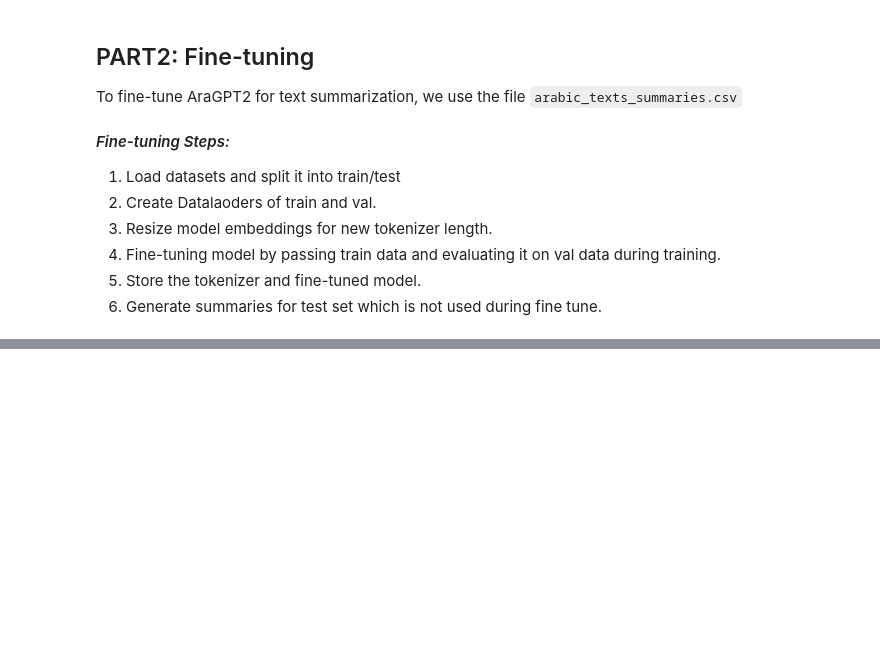
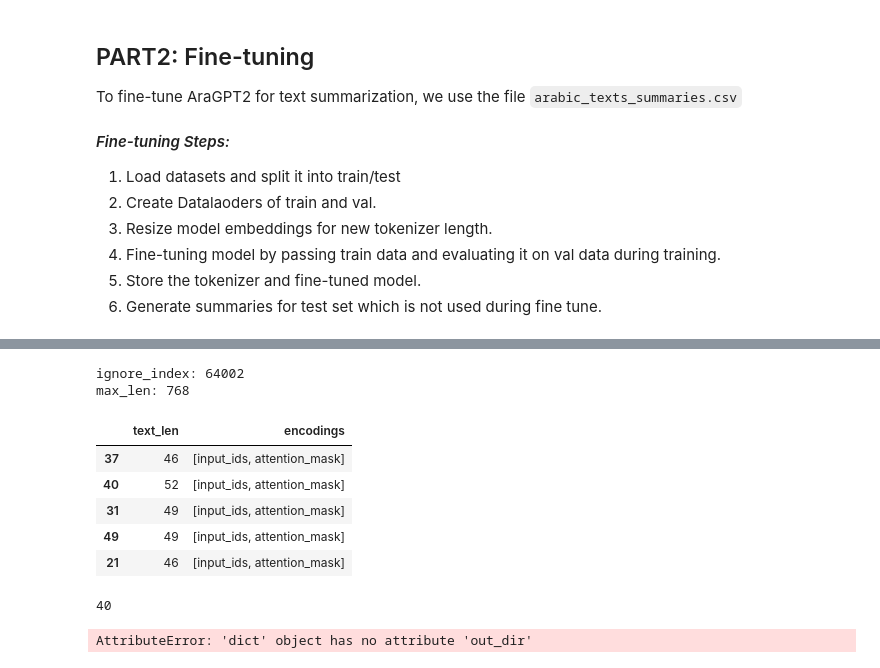
Before and after one commit to rania-azad/text_summarization_LimitelessDeepLearning-Course, a Jupyter notebook: main.ipynb, the cells around one changed output, grey strips where cells are left out. Drawn from its saved outputs; the diff is of its cells as text; code cells hidden in the pictures; blank space fills up the shorter version.

```diff
--- a/main.ipynb
+++ b/main.ipynb
@@ -104,7 +193,7 @@ ignore_idx = tokenizer.pad_token_id
 # %%
 # TODO: apply tokenizer
 import os
-
+from src.utils_tokenizer import *
 tokenizer_dir ="tokenizer_path_save"
 if not os.path.exists(tokenizer_dir):
   os.makedirs(tokenizer_dir) # Create output directory if needed
@@ -115,7 +204,10 @@ tokenizer_len = len(tokenizer)
 print('ignore_index: {}'.format(ignore_idx))
 print('max_len: {}'.format(max_seq_len))
 
-train, val, test = # Fix tokenize_dataset function in utils_tokenizer and call it
+train, val, test = tokenize_dataset(tokenizer, train, val, test, max_seq_len)# Fix tokenize_dataset function in utils_tokenizer and call it
+# %% [output]
+ignore_index: 64002
+max_len: 768
 # %%
 #Generate train/val/test files
 #save tokenized data
@@ -134,6 +226,18 @@ file = os.path.join(data_dir,"test.csv")
 test.to_csv(file, index=False)
 # %%
 # TODO: Visualize train and explain each column
+train.head()
+# %% [output]
+|  | text_len | encodings |
+| 37 | 46 | [input_ids, attention_mask] |
+| 40 | 52 | [input_ids, attention_mask] |
+| 31 | 49 | [input_ids, attention_mask] |
+| 49 | 49 | [input_ids, attention_mask] |
+| 21 | 46 | [input_ids, attention_mask] |
+# %%
+len(train_dataset)
+# %% [output]
+40
 # %%
 # TODO: Data Loaders
 # Fix code in utils_data.py
@@ -150,8 +272,10 @@ train_loader_len =
 # %%
+from src.train import *
+
 config = {
-    "out_dir" :
-    "training_models":
-    "final_model":
+    "out_dir" :"output_dir",
+    "training_models":"models_dir",
+    "final_model":"AraGPT_Limitless",
 }
 
 # fine tune pretrained model
@@ -160,3 +284,5 @@ model_dir =  'aubmindlab/aragpt2-base'
 
 train = Train(device, model_dir, tokenizer_len, ignore_idx, train_loader_len, config)
 train.train_model(train_dataloader, val_dataloader)
+# %% [output]
+AttributeError: 'dict' object has no attribute 'out_dir'
```
Also changed, not shown: parts of 22 cells of this notebook, 3 other files.
